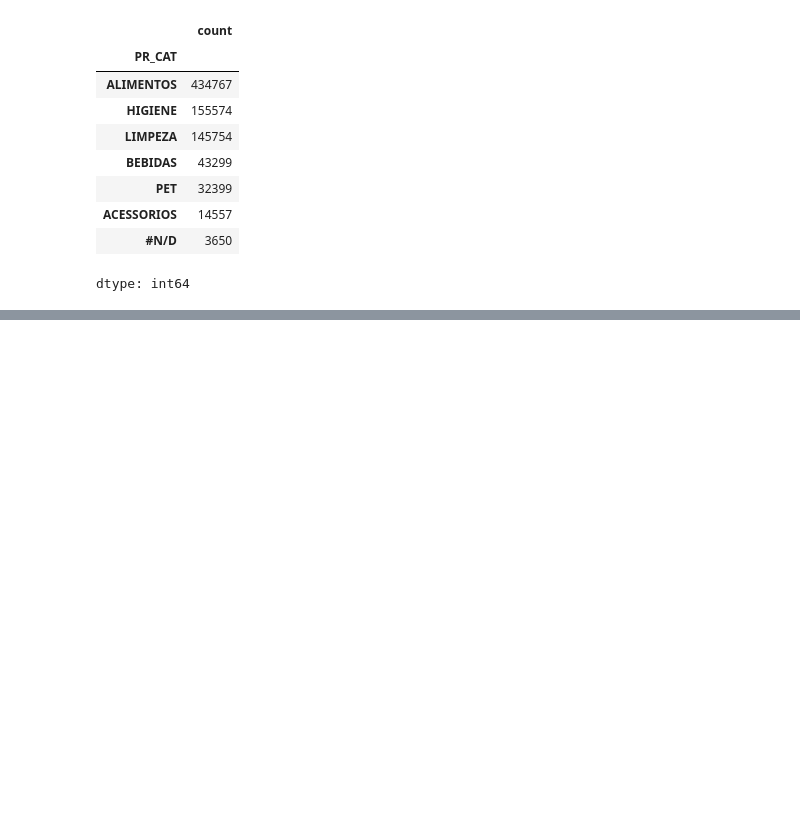
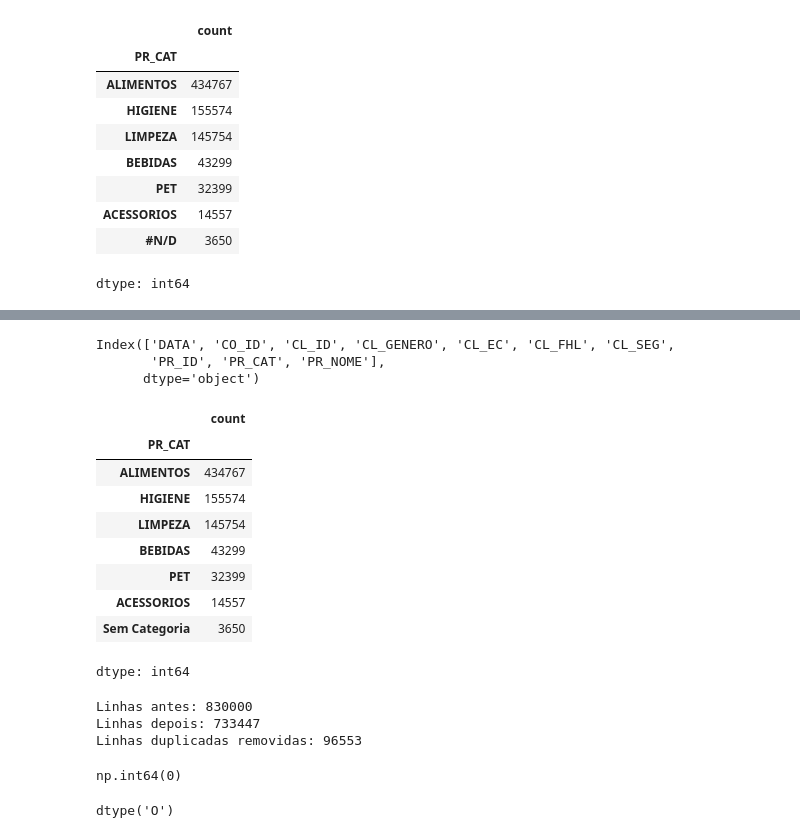
Before and after one commit to brunahariadni/Miniprojeto_Bruna_Analise_de_Dados_T6, a Jupyter notebook: Miniprojeto_Bruna_Analise_de_Dados_T6.ipynb, the cells around one changed output, grey strips where cells are left out. Drawn from its saved outputs; the diff is of its cells as text; code cells hidden in the pictures; blank space fills up the shorter version.

Commit message:
Limpeza e tratamento dos dados

```diff
--- a/Miniprojeto_Bruna_Analise_de_Dados_T6.ipynb
+++ b/Miniprojeto_Bruna_Analise_de_Dados_T6.ipynb
@@ -108,0 +113,42 @@ df[df.duplicated()].head(10)
+# %%
+df = df.drop(columns=["Unnamed: 10", "Unnamed: 11", "Unnamed: 12", "Unnamed: 13"])
+# %%
+df.columns
+# %% [output]
+Index(['DATA', 'CO_ID', 'CL_ID', 'CL_GENERO', 'CL_EC', 'CL_FHL', 'CL_SEG',
+       'PR_ID', 'PR_CAT', 'PR_NOME'],
+      dtype='object')
+# %%
+df["PR_CAT"] = df["PR_CAT"].replace("#N/D", "Sem Categoria")
+df["PR_CAT"].value_counts()
+# %% [output]
+|  | count |
+| PR_CAT |  |
+| ALIMENTOS | 434767 |
+| HIGIENE | 155574 |
+| LIMPEZA | 145754 |
+| BEBIDAS | 43299 |
+| PET | 32399 |
+| ACESSORIOS | 14557 |
+| Sem Categoria | 3650 |
+dtype: int64
+# %%
+linhas_antes = len(df)
+df = df.drop_duplicates()
+linhas_depois = len(df)
+linhas_removidas = linhas_antes - linhas_depois
+print("Linhas antes:", linhas_antes)
+print("Linhas depois:", linhas_depois)
+print("Linhas duplicadas removidas:", linhas_removidas)
+# %% [output]
+Linhas antes: 830000
+Linhas depois: 733447
+Linhas duplicadas removidas: 96553
+# %%
+df.duplicated().sum()
+# %% [output]
+np.int64(0)
+# %%
+df["DATA"].dtype
+# %% [output]
+dtype('O')
```
Also changed, not shown: parts of 5 cells of this notebook.
